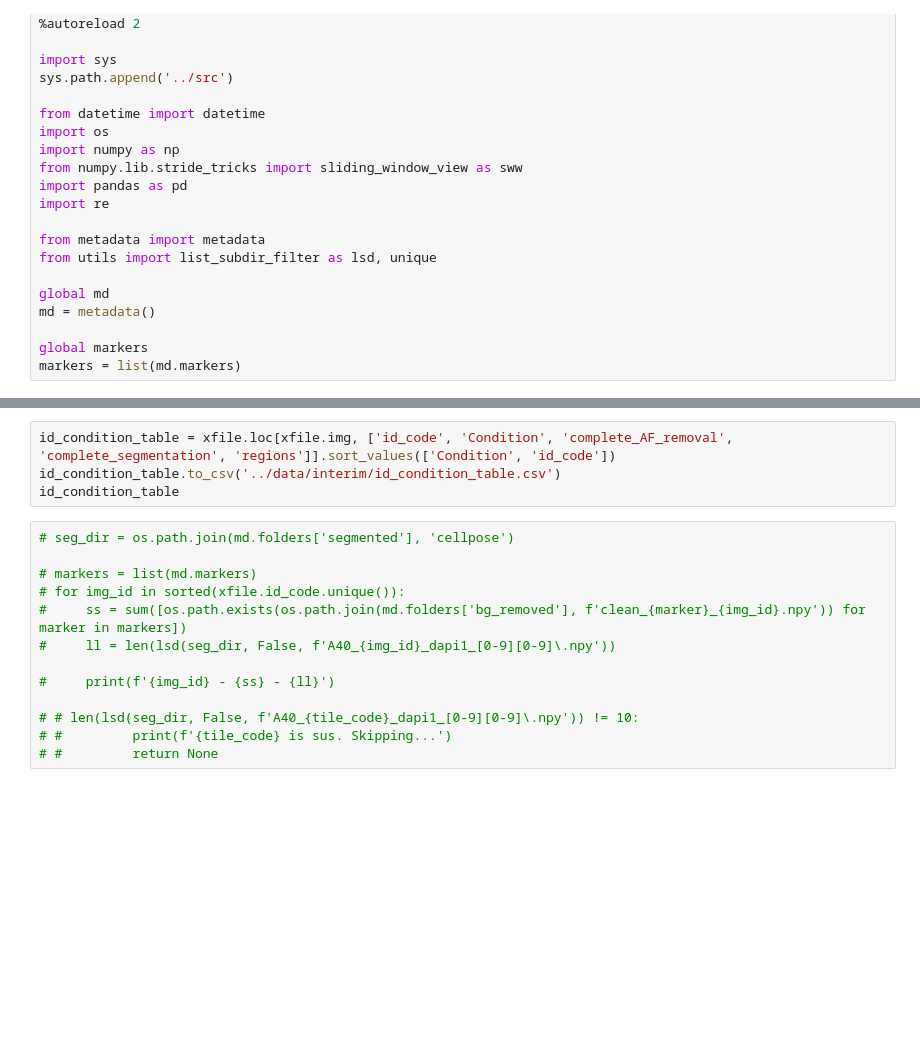
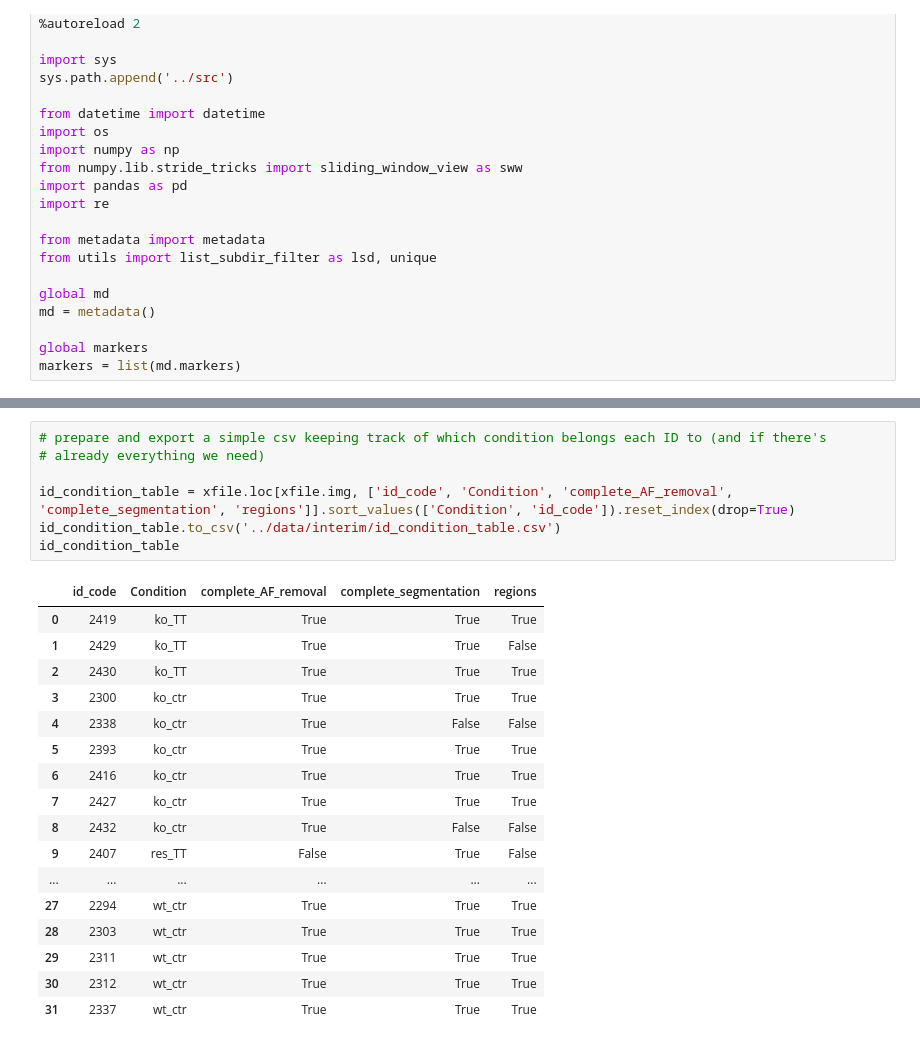
Before and after one commit to bozeklab/lunaphore, a Jupyter notebook: notebooks/00-ste-check_data.ipynb, the cells around one changed output, grey strips where cells are left out. Cells and saved outputs as stored; diff of their text form; blank space fills up the shorter version.

```diff
--- a/notebooks/00-ste-check_data.ipynb
+++ b/notebooks/00-ste-check_data.ipynb
@@ -82,17 +103,25 @@ xfile.sort_values(['Condition', 'id_code'])
 # %%
-id_condition_table = xfile.loc[xfile.img, ['id_code', 'Condition', 'complete_AF_removal', 'complete_segmentation', 'regions']].sort_values(['Condition', 'id_code'])
+# prepare and export a simple csv keeping track of which condition belongs each ID to (and if there's
+# already everything we need)
+
+id_condition_table = xfile.loc[xfile.img, ['id_code', 'Condition', 'complete_AF_removal', 'complete_segmentation', 'regions']].sort_values(['Condition', 'id_code']).reset_index(drop=True)
 id_condition_table.to_csv('../data/interim/id_condition_table.csv')
 id_condition_table
+# %% [output]
+|  | id_code | Condition | complete_AF_removal | complete_segmentation | regions |
+| 0 | 2419 | ko_TT | True | True | True |
+| 1 | 2429 | ko_TT | True | True | False |
+| 2 | 2430 | ko_TT | True | True | True |
+| 3 | 2300 | ko_ctr | True | True | True |
+| 4 | 2338 | ko_ctr | True | False | False |
+| 5 | 2393 | ko_ctr | True | True | True |
+| 6 | 2416 | ko_ctr | True | True | True |
+| 7 | 2427 | ko_ctr | True | True | True |
+| 8 | 2432 | ko_ctr | True | False | False |
+| 9 | 2407 | res_TT | False | True | False |
+| ... | ... | ... | ... | ... | ... |
+| 27 | 2294 | wt_ctr | True | True | True |
+| 28 | 2303 | wt_ctr | True | True | True |
+| 29 | 2311 | wt_ctr | True | True | True |
+| 30 | 2312 | wt_ctr | True | True | True |
+| 31 | 2337 | wt_ctr | True | True | True |
-# %%
-# seg_dir = os.path.join(md.folders['segmented'], 'cellpose')
-
-# markers = list(md.markers)
-# for img_id in sorted(xfile.id_code.unique()):
-#     ss = sum([os.path.exists(os.path.join(md.folders['bg_removed'], f'clean_{marker}_{img_id}.npy')) for marker in markers])
-#     ll = len(lsd(seg_dir, False, f'A40_{img_id}_dapi1_[0-9][0-9]\.npy'))
-
-#     print(f'{img_id} - {ss} - {ll}')
-
-# # len(lsd(seg_dir, False, f'A40_{tile_code}_dapi1_[0-9][0-9]\.npy')) != 10:
-# #         print(f'{tile_code} is sus. Skipping...')
-# #         return None
```
Also changed, not shown: parts of 6 cells of this notebook.
